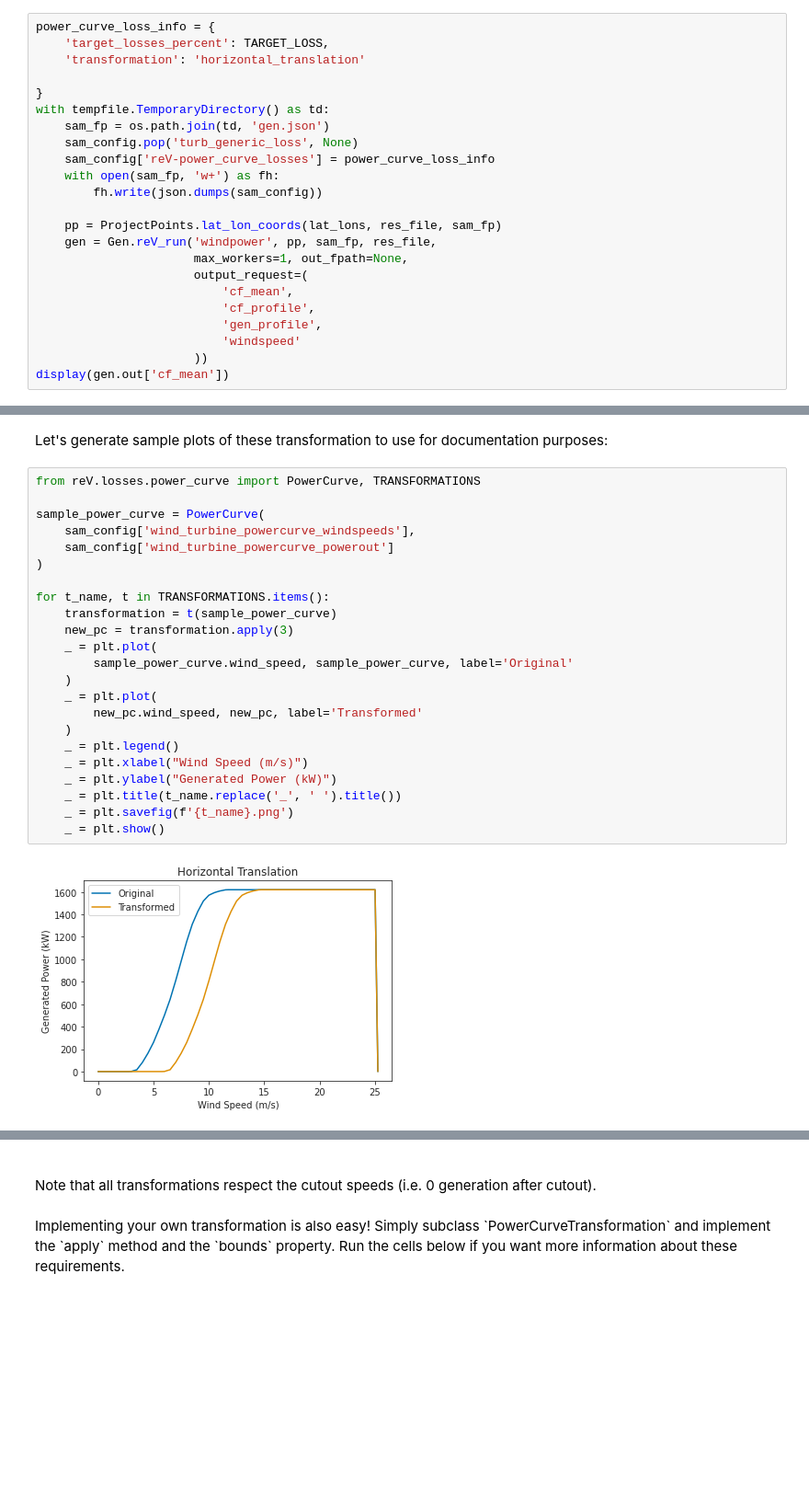
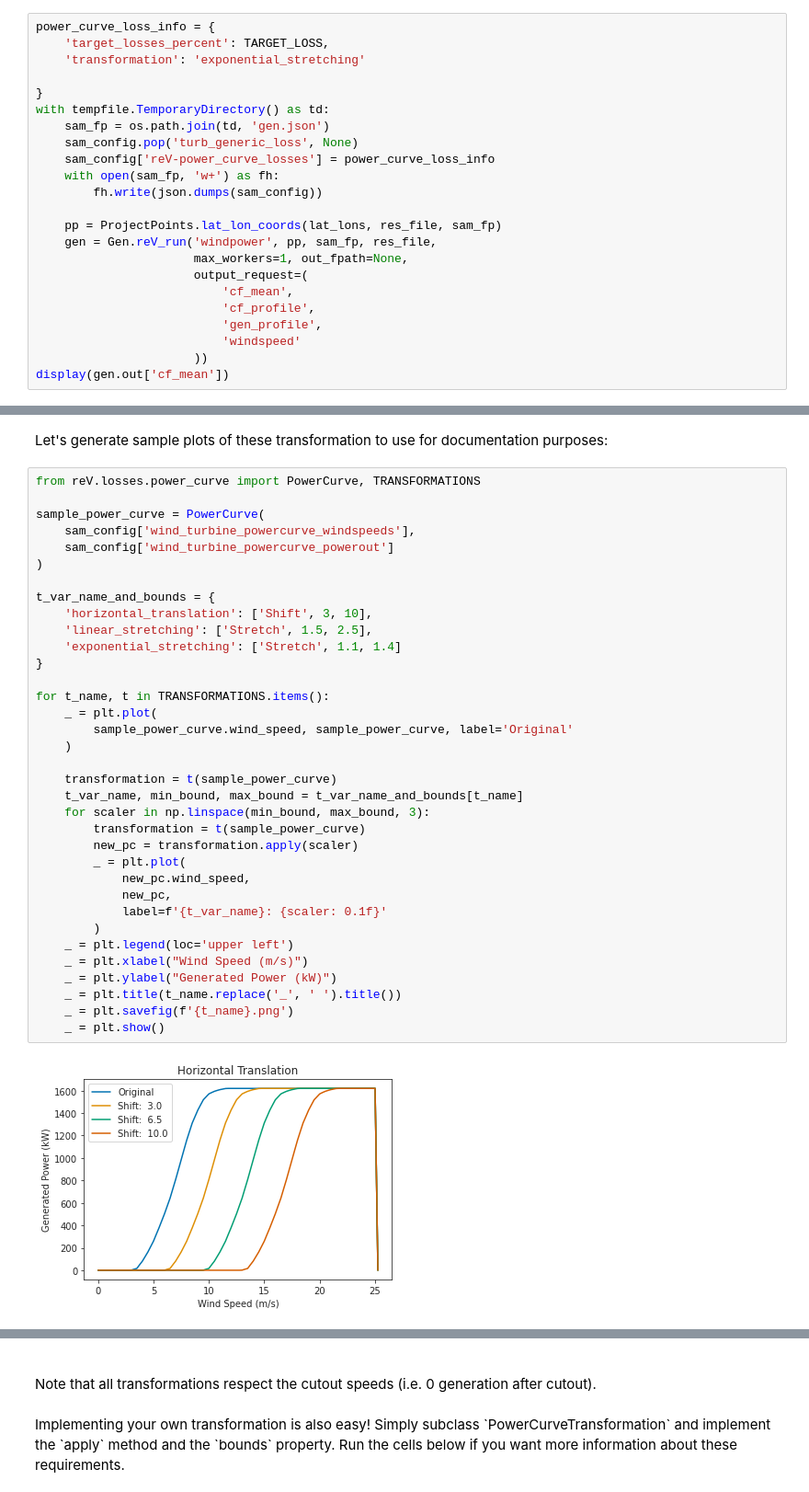
Before and after one commit to NREL/reV, a Jupyter notebook: examples/rev_losses/rev_losses_demo.ipynb, the cells around one changed output, grey strips where cells are left out. Shown: that part at 92% size. Saved outputs shown, nothing was run; the diff lists cells and outputs as text; blank space fills up the shorter version.

Commit message:
Added 2 new power curve transformations :)

```diff
--- a/examples/rev_losses/rev_losses_demo.ipynb
+++ b/examples/rev_losses/rev_losses_demo.ipynb
@@ -111,7 +108,7 @@ Now, instead of simple haircut losses, lets add some power curve losses. The tra
 # %%
 power_curve_loss_info = {
     'target_losses_percent': TARGET_LOSS,
-    'transformation': 'horizontal_translation'
+    'transformation': 'exponential_stretching'
 
 }
 with tempfile.TemporaryDirectory() as td:
@@ -337,25 +336,37 @@ Let's generate sample plots of these transformation to use for documentation pur
 # %%
 from reV.losses.power_curve import PowerCurve, TRANSFORMATIONS
 
 sample_power_curve = PowerCurve(
     sam_config['wind_turbine_powercurve_windspeeds'],
     sam_config['wind_turbine_powercurve_powerout']
 )
 
+t_var_name_and_bounds = {
+    'horizontal_translation': ['Shift', 3, 10],
+    'linear_stretching': ['Stretch', 1.5, 2.5],
+    'exponential_stretching': ['Stretch', 1.1, 1.4]
+}
+
 for t_name, t in TRANSFORMATIONS.items():
-    transformation = t(sample_power_curve)
-    new_pc = transformation.apply(3)
     _ = plt.plot(
         sample_power_curve.wind_speed, sample_power_curve, label='Original'
     )
-    _ = plt.plot(
-        new_pc.wind_speed, new_pc, label='Transformed'
-    )
-    _ = plt.legend()
+
+    transformation = t(sample_power_curve)
+    t_var_name, min_bound, max_bound = t_var_name_and_bounds[t_name]
+    for scaler in np.linspace(min_bound, max_bound, 3):
+        transformation = t(sample_power_curve)
+        new_pc = transformation.apply(scaler)
+        _ = plt.plot(
+            new_pc.wind_speed,
+            new_pc,
+            label=f'{t_var_name}: {scaler: 0.1f}'
+        )
+    _ = plt.legend(loc='upper left')
     _ = plt.xlabel("Wind Speed (m/s)")
     _ = plt.ylabel("Generated Power (kW)")
     _ = plt.title(t_name.replace('_', ' ').title())
     _ = plt.savefig(f'{t_name}.png')
     _ = plt.show()
 # %% [output]
-[figure, old version]
+[figure, new version]
```
Also changed, not shown: parts of 12 cells of this notebook, 5 other files.
